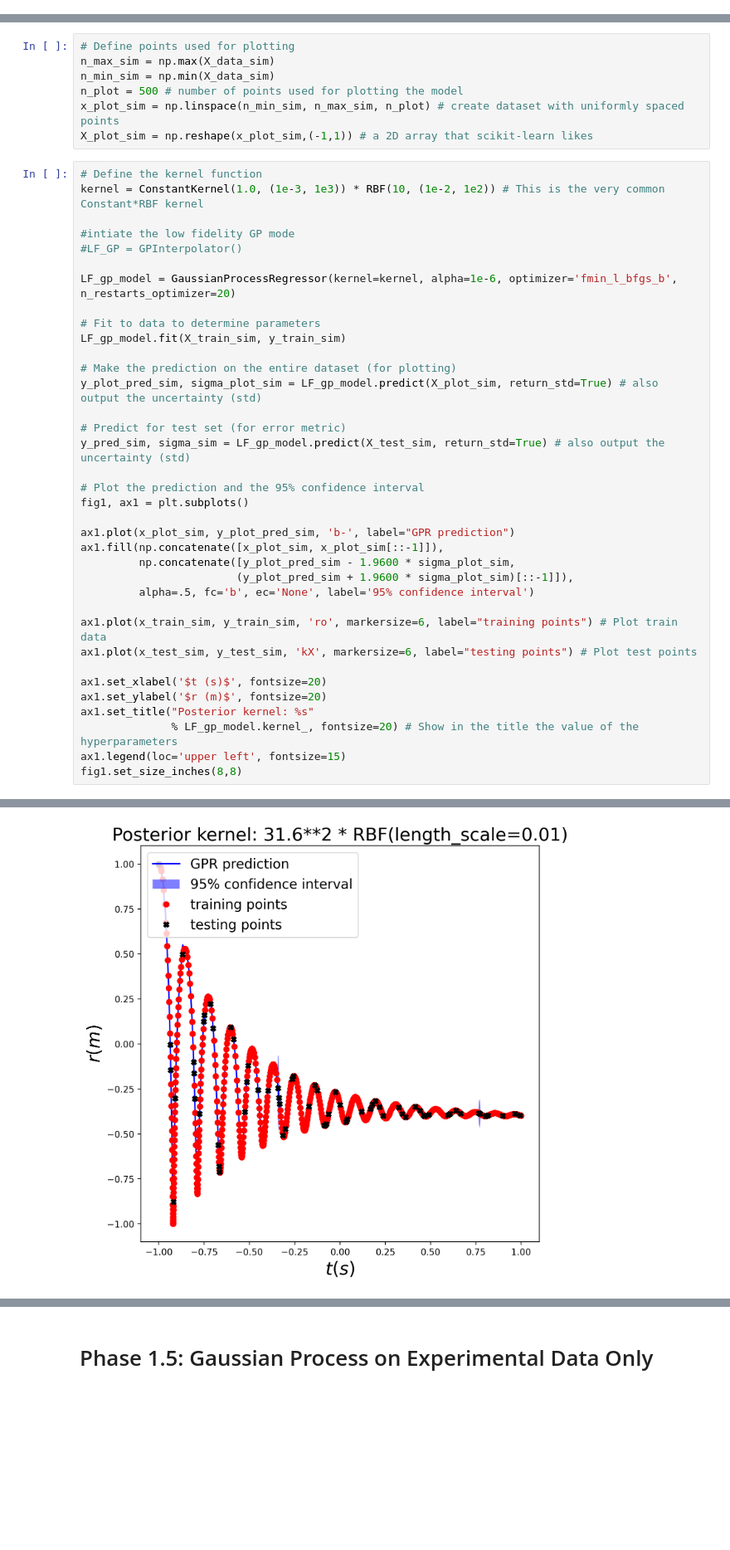
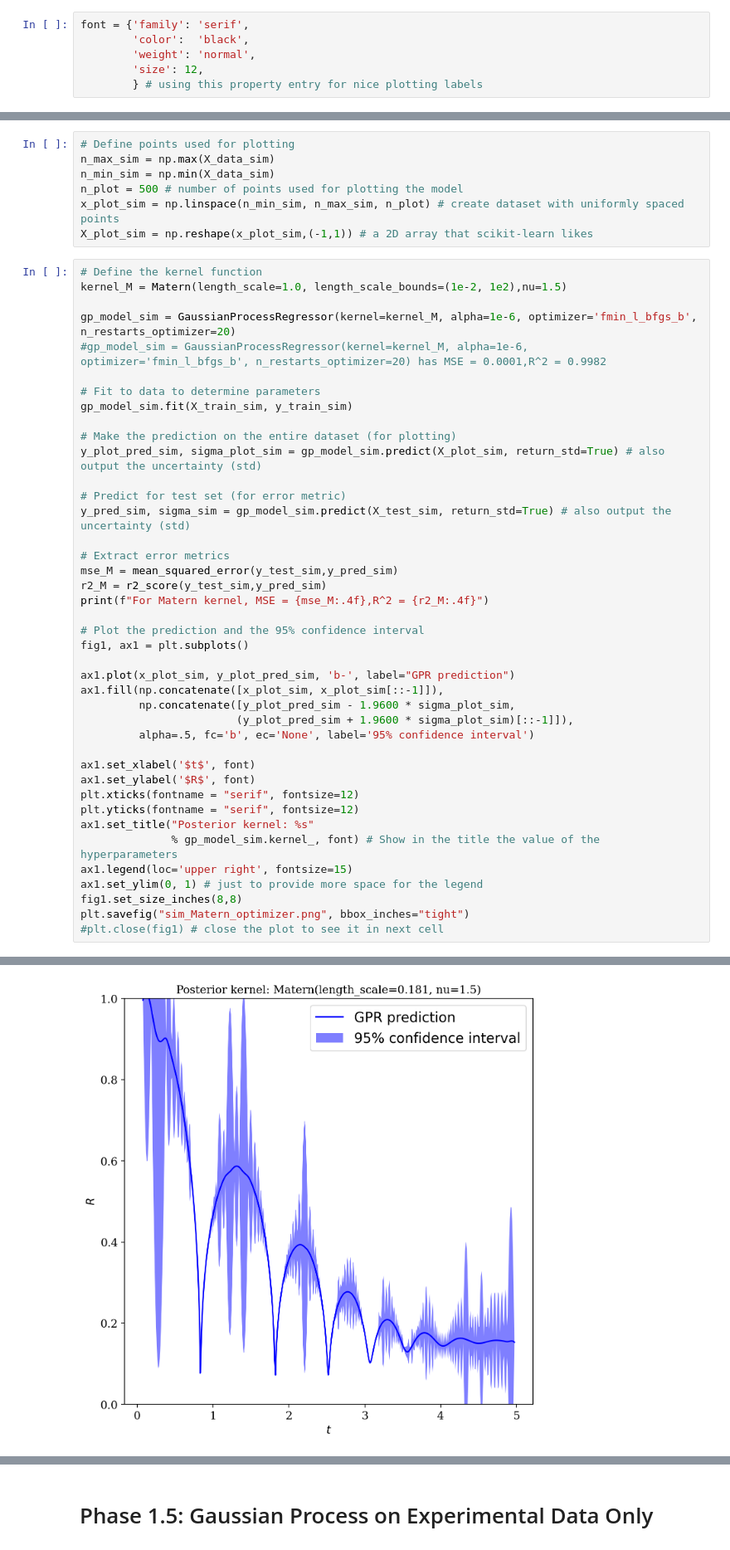
Before and after one commit to InertialMicrocavitationRheometry/IMRv2, a Jupyter notebook: analysis/3dasm_Project_multifidelity.ipynb, the cells around one changed output, grey strips where cells are left out. Shown: that part at 83% size. Drawn from its saved outputs; the diff is of its cells as text; blank space fills up the shorter version.

```diff
--- a/analysis/3dasm_Project_multifidelity.ipynb
+++ b/analysis/3dasm_Project_multifidelity.ipynb
@@ -25,3 +31,9 @@ plt.rcParams["figure.figsize"] = (8,4) # rescale figure size appropriately for s
+# %%
+font = {'family': 'serif',
+        'color':  'black',
+        'weight': 'normal',
+        'size': 12,
+        } # using this property entry for nice plotting labels
 # %% [markdown]
 <a id='Phase 1: Gaussian Process on Simulated Data only'></a>
 # %% [markdown]
@@ -104,21 +116,24 @@ x_plot_sim = np.linspace(n_min_sim, n_max_sim, n_plot) # create dataset with uni
 X_plot_sim = np.reshape(x_plot_sim,(-1,1)) # a 2D array that scikit-learn likes
 # %%
 # Define the kernel function
-kernel = ConstantKernel(1.0, (1e-3, 1e3)) * RBF(10, (1e-2, 1e2)) # This is the very common Constant*RBF kernel
+kernel_M = Matern(length_scale=1.0, length_scale_bounds=(1e-2, 1e2),nu=1.5)
 
-#intiate the low fidelity GP mode
-#LF_GP = GPInterpolator()
-
-LF_gp_model = GaussianProcessRegressor(kernel=kernel, alpha=1e-6, optimizer='fmin_l_bfgs_b', n_restarts_optimizer=20)
+gp_model_sim = GaussianProcessRegressor(kernel=kernel_M, alpha=1e-6, optimizer='fmin_l_bfgs_b', n_restarts_optimizer=20)
+#gp_model_sim = GaussianProcessRegressor(kernel=kernel_M, alpha=1e-6, optimizer='fmin_l_bfgs_b', n_restarts_optimizer=20) has MSE = 0.0001,R^2 = 0.9982
 
 # Fit to data to determine parameters
-LF_gp_model.fit(X_train_sim, y_train_sim)
+gp_model_sim.fit(X_train_sim, y_train_sim)
 
 # Make the prediction on the entire dataset (for plotting)
-y_plot_pred_sim, sigma_plot_sim = LF_gp_model.predict(X_plot_sim, return_std=True) # also output the uncertainty (std)
+y_plot_pred_sim, sigma_plot_sim = gp_model_sim.predict(X_plot_sim, return_std=True) # also output the uncertainty (std)
 
 # Predict for test set (for error metric)
-y_pred_sim, sigma_sim = LF_gp_model.predict(X_test_sim, return_std=True) # also output the uncertainty (std)
+y_pred_sim, sigma_sim = gp_model_sim.predict(X_test_sim, return_std=True) # also output the uncertainty (std)
+
+# Extract error metrics
+mse_M = mean_squared_error(y_test_sim,y_pred_sim)
+r2_M = r2_score(y_test_sim,y_pred_sim)
+print(f"For Matern kernel, MSE = {mse_M:.4f},R^2 = {r2_M:.4f}")
 
 # Plot the prediction and the 95% confidence interval
 fig1, ax1 = plt.subplots()
@@ -129,13 +144,15 @@ ax1.fill(np.concatenate([x_plot_sim, x_plot_sim[::-1]]),
                         (y_plot_pred_sim + 1.9600 * sigma_plot_sim)[::-1]]),
          alpha=.5, fc='b', ec='None', label='95% confidence interval')
 
-ax1.plot(x_train_sim, y_train_sim, 'ro', markersize=6, label="training points") # Plot train data
-ax1.plot(x_test_sim, y_test_sim, 'kX', markersize=6, label="testing points") # Plot test points
-
-ax1.set_xlabel('$t (s)$', fontsize=20)
-ax1.set_ylabel('$r (m)$', fontsize=20)
+ax1.set_xlabel('$t$', font)
+ax1.set_ylabel('$R$', font)
+plt.xticks(fontname = "serif", fontsize=12)
+plt.yticks(fontname = "serif", fontsize=12)
 ax1.set_title("Posterior kernel: %s"
-              % LF_gp_model.kernel_, fontsize=20) # Show in the title the value of the hyperparameters
-ax1.legend(loc='upper left', fontsize=15)
+              % gp_model_sim.kernel_, font) # Show in the title the value of the hyperparameters
+ax1.legend(loc='upper right', fontsize=15)
+ax1.set_ylim(0, 1) # just to provide more space for the legend
 fig1.set_size_inches(8,8)
+plt.savefig("sim_Matern_optimizer.png", bbox_inches="tight")
+#plt.close(fig1) # close the plot to see it in next cell
 # %% [output]
@@ -142,4 +165,4 @@ fig1.set_size_inches(8,8)
-[figure, old version]
+[figure, new version]
 # %% [markdown]
 <h id='Phase 1.5: Gaussian Process on Experimental Data Only'></h>
 # %% [markdown]
```
Also changed, not shown: parts of 36 cells of this notebook, 4 other files.
